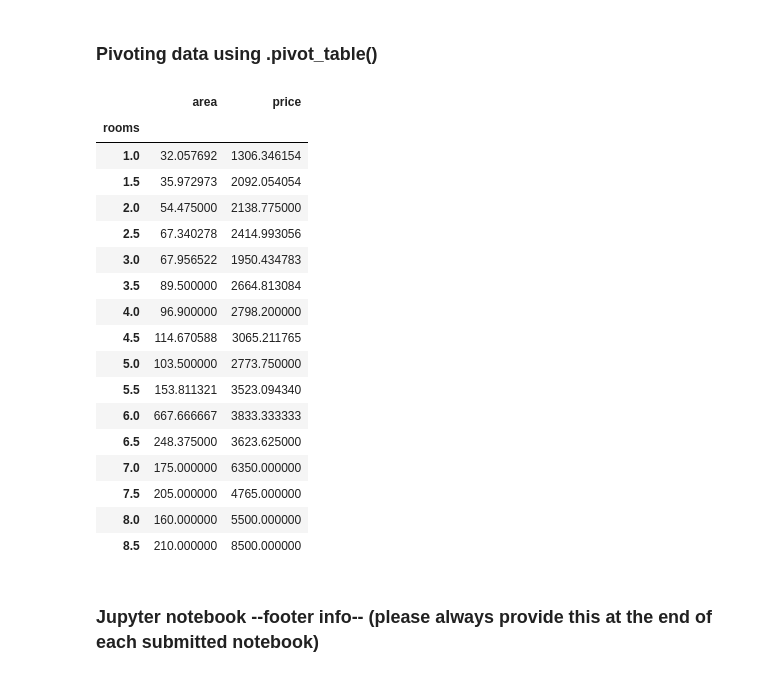
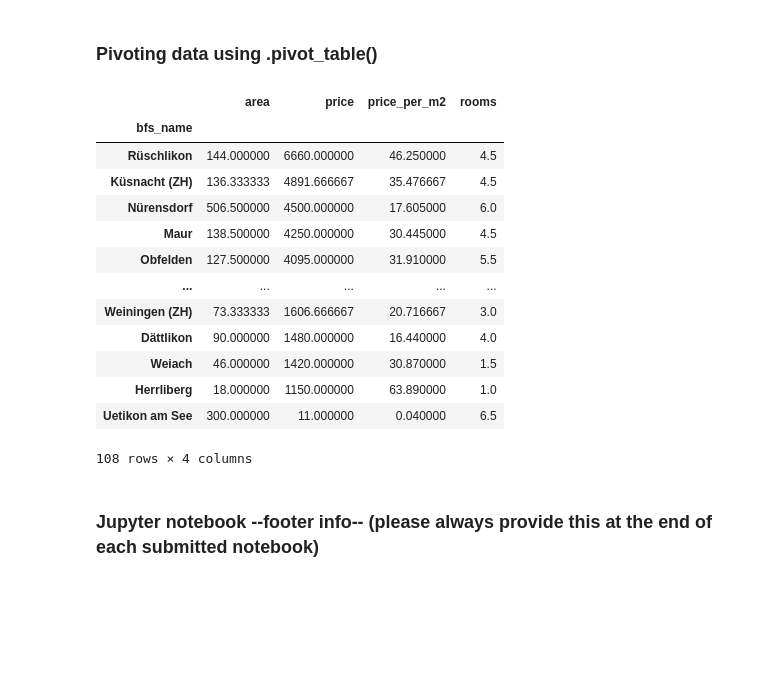
Before and after one commit to miggyzueger/data_analytics_HS24, a Jupyter notebook: Week_03/combining_and_organizing_data.ipynb, the cells around one changed output. Drawn from its saved outputs; the diff is of its cells as text; code cells hidden in the pictures; blank space fills up the shorter version.

```diff
--- a/Week_03/combining_and_organizing_data.ipynb
+++ b/Week_03/combining_and_organizing_data.ipynb
@@ -135,7 +135,7 @@ df3 = df2.merge(df_municip[['bfs_number',
                             'pop_dens',
                             'frg_pct',
                             'emp',
-                            'mti']],
+                            'mean_taxable_income']],
                 on="bfs_number")
 df3.head(5)
 df3.head(5)
@@ -284,29 +286,42 @@ Reshaped using .melt()
 ### Pivoting data using .pivot_table()
 # %%
 # Using pivot_table to reshape the data and calculate means
-pd.pivot_table(df3[['rooms', 'price', 'area']],
+pd.pivot_table(df3[['rooms', 'price', 'area','price_per_m2']],
                index=['rooms'],
-               values=['price', 'area', 'rooms'],
+               values=['price', 'area', 'rooms', 'price_per_m2'],
                aggfunc=(np.mean))
+
+#Price per m2 is cheaper with more rooms
+
+# Using pivot_table to reshape the data and calculate how many apartments have per room number
+pd.pivot_table(df3[['rooms', 'price', 'area','price_per_m2']],
+               index=['rooms'],
+               values=['price', 'area', 'rooms', 'price_per_m2'],
+               aggfunc='count')
+
+#Apartments with many rooms are far less common. 3.5 rooms are the most common and generally apartments with .5 rooms are more common than those with whole numbers of rooms
+
+#g.) Pivot table with the mean values of rooms, area, price and price_per_m2 per municipality.
+#sort by most expensive municipality on top
+pd.pivot_table(df3[['rooms','area', 'price', 'price_per_m2', 'bfs_name']],
+                index=['bfs_name'],
+                values=['rooms', 'area', 'price', 'price_per_m2'],
+                aggfunc=(np.mean)).sort_values(by='price', ascending=False)
 # %% [output]
-|  | area | price |
-| rooms |  |  |
-| 1.0 | 32.057692 | 1306.346154 |
-| 1.5 | 35.972973 | 2092.054054 |
-| 2.0 | 54.475000 | 2138.775000 |
-| 2.5 | 67.340278 | 2414.993056 |
-| 3.0 | 67.956522 | 1950.434783 |
-| 3.5 | 89.500000 | 2664.813084 |
-| 4.0 | 96.900000 | 2798.200000 |
-| 4.5 | 114.670588 | 3065.211765 |
-| 5.0 | 103.500000 | 2773.750000 |
-| 5.5 | 153.811321 | 3523.094340 |
-| 6.0 | 667.666667 | 3833.333333 |
-| 6.5 | 248.375000 | 3623.625000 |
-| 7.0 | 175.000000 | 6350.000000 |
-| 7.5 | 205.000000 | 4765.000000 |
-| 8.0 | 160.000000 | 5500.000000 |
-| 8.5 | 210.000000 | 8500.000000 |
+|  | area | price | price_per_m2 | rooms |
+| bfs_name |  |  |  |  |
+| Rüschlikon | 144.000000 | 6660.000000 | 46.250000 | 4.5 |
+| Küsnacht (ZH) | 136.333333 | 4891.666667 | 35.476667 | 4.5 |
+| Nürensdorf | 506.500000 | 4500.000000 | 17.605000 | 6.0 |
+| Maur | 138.500000 | 4250.000000 | 30.445000 | 4.5 |
+| Obfelden | 127.500000 | 4095.000000 | 31.910000 | 5.5 |
+| ... | ... | ... | ... | ... |
+| Weiningen (ZH) | 73.333333 | 1606.666667 | 20.716667 | 3.0 |
+| Dättlikon | 90.000000 | 1480.000000 | 16.440000 | 4.0 |
+| Weiach | 46.000000 | 1420.000000 | 30.870000 | 1.5 |
+| Herrliberg | 18.000000 | 1150.000000 | 63.890000 | 1.0 |
+| Uetikon am See | 300.000000 | 11.000000 | 0.040000 | 6.5 |
+108 rows × 4 columns
 # %% [markdown]
 ### Jupyter notebook --footer info-- (please always provide this at the end of each submitted notebook)
 # %%
```
Also changed, not shown: parts of 4 cells of this notebook, 3 other files.
